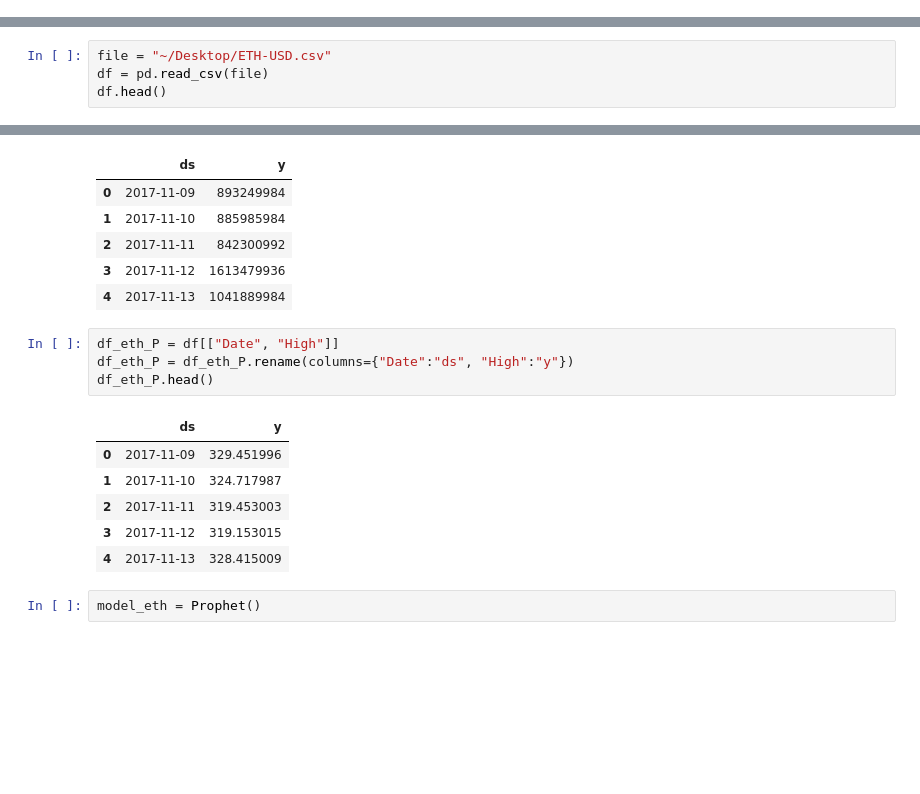
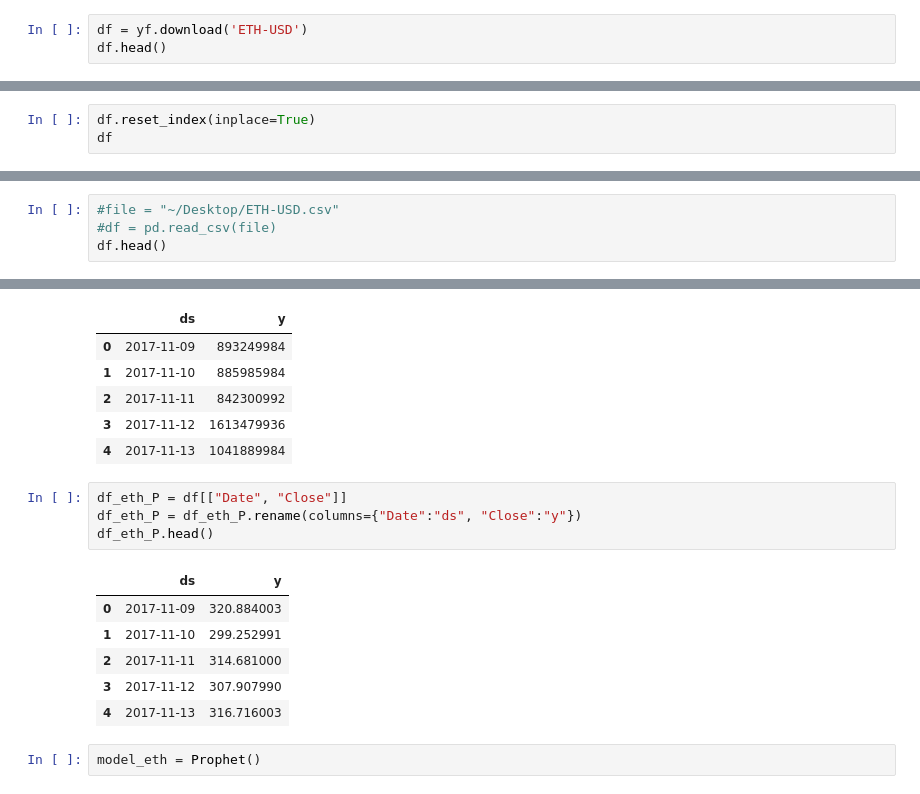
Before and after one commit to aVa7889/Ether, a Jupyter notebook: ETH-USD_Pred_Prophet.ipynb, the cells around one changed output, grey strips where cells are left out. Saved outputs shown, nothing was run; the diff lists cells and outputs as text; blank space fills up the shorter version.

```diff
--- a/ETH-USD_Pred_Prophet.ipynb
+++ b/ETH-USD_Pred_Prophet.ipynb
@@ -6,2 +8,5 @@ from prophet import Prophet
 
 %matplotlib inline
+# %%
+df = yf.download('ETH-USD')
+df.head()
@@ -7,0 +22,3 @@ from prophet import Prophet
+# %%
+df.reset_index(inplace=True)
+df
@@ -8,6 +52,6 @@ from prophet import Prophet
 # %%
-file = "~/Desktop/ETH-USD.csv"
-df = pd.read_csv(file)
+#file = "~/Desktop/ETH-USD.csv"
+#df = pd.read_csv(file)
 df.head()
 # %% [output]
 |  | Date | Open | High | Low | Close | Adj Close | Volume |
@@ -28,16 +72,16 @@ df_eth.head()
 | 3 | 2017-11-12 | 1613479936 |
 | 4 | 2017-11-13 | 1041889984 |
 # %%
-df_eth_P = df[["Date", "High"]]
-df_eth_P = df_eth_P.rename(columns={"Date":"ds", "High":"y"})
+df_eth_P = df[["Date", "Close"]]
+df_eth_P = df_eth_P.rename(columns={"Date":"ds", "Close":"y"})
 df_eth_P.head()
 # %% [output]
 |  | ds | y |
-| 0 | 2017-11-09 | 329.451996 |
-| 1 | 2017-11-10 | 324.717987 |
-| 2 | 2017-11-11 | 319.453003 |
-| 3 | 2017-11-12 | 319.153015 |
-| 4 | 2017-11-13 | 328.415009 |
+| 0 | 2017-11-09 | 320.884003 |
+| 1 | 2017-11-10 | 299.252991 |
+| 2 | 2017-11-11 | 314.681000 |
+| 3 | 2017-11-12 | 307.907990 |
+| 4 | 2017-11-13 | 316.716003 |
 # %%
 model_eth = Prophet()
 # %%
```
Also changed, not shown: parts of 11 cells of this notebook, 1 other file.
